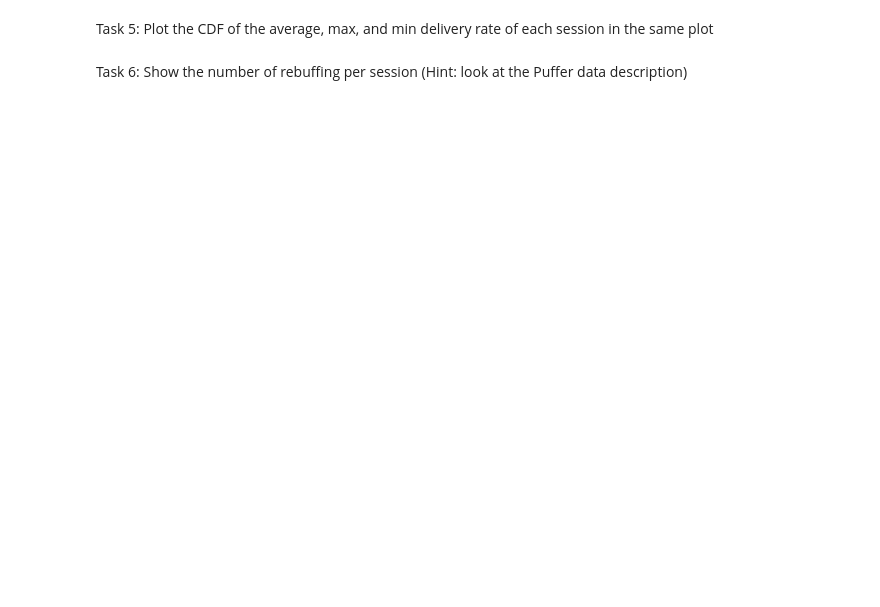
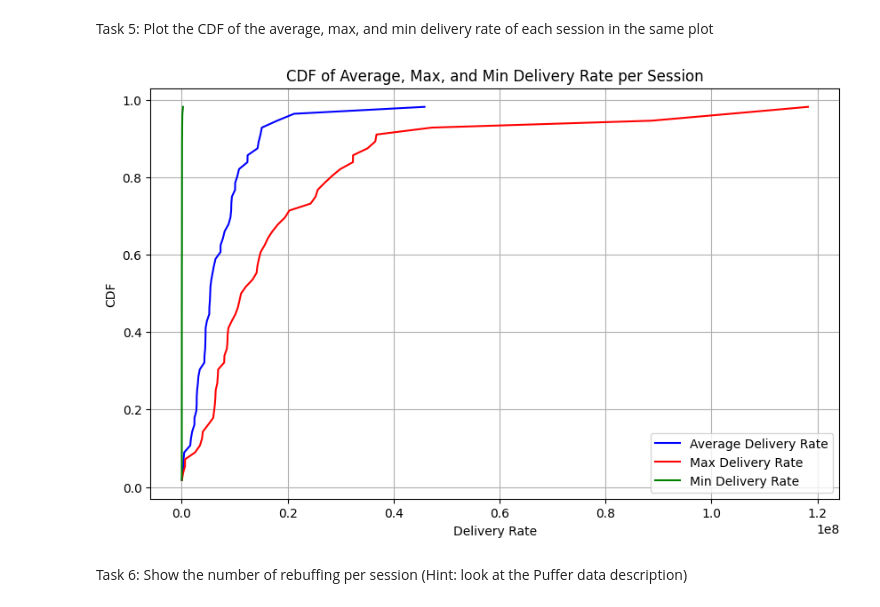
Before and after one commit to andrew200356/cs190n, a Jupyter notebook: discussions/week7/fugu_puffer.ipynb, the cells around one changed output. Drawn from its saved outputs; the diff is of its cells as text; code cells hidden in the pictures; blank space fills up the shorter version.

```diff
--- a/discussions/week7/fugu_puffer.ipynb
+++ b/discussions/week7/fugu_puffer.ipynb
@@ -25,4 +106,33 @@ Task 4: Plot the Standard deviation of SSIM vs the standard deviation of deliver
 # %% [markdown]
 Task 5: Plot the CDF of the average, max, and min delivery rate of each session in the same plot
+# %%
+# Calculate average, max, and min delivery rate per session
+average_delivery_rate_per_session = video_sent.groupby('session_id')['delivery_rate'].mean()
+max_delivery_rate_per_session = video_sent.groupby('session_id')['delivery_rate'].max()
+min_delivery_rate_per_session = video_sent.groupby('session_id')['delivery_rate'].min()
+
+# Sort the values
+sorted_avg_delivery_rate = np.sort(average_delivery_rate_per_session)
+sorted_max_delivery_rate = np.sort(max_delivery_rate_per_session)
+sorted_min_delivery_rate = np.sort(min_delivery_rate_per_session)
+
+# Calculate the CDF
+cdf_avg = np.arange(1, len(sorted_avg_delivery_rate) + 1) / len(sorted_avg_delivery_rate)
+cdf_max = np.arange(1, len(sorted_max_delivery_rate) + 1) / len(sorted_max_delivery_rate)
+cdf_min = np.arange(1, len(sorted_min_delivery_rate) + 1) / len(sorted_min_delivery_rate)
+
+# Plot the CDF
+plt.figure(figsize=(10, 6))
+plt.plot(sorted_avg_delivery_rate, cdf_avg, linestyle='-', color='b', label='Average Delivery Rate')
+plt.plot(sorted_max_delivery_rate, cdf_max, linestyle='-', color='r', label='Max Delivery Rate')
+plt.plot(sorted_min_delivery_rate, cdf_min, linestyle='-', color='g', label='Min Delivery Rate')
+plt.xlabel('Delivery Rate')
+plt.ylabel('CDF')
+plt.title('CDF of Average, Max, and Min Delivery Rate per Session')
+plt.legend()
+plt.grid(True)
+plt.show()
+# %% [output]
+[figure, added]
 # %% [markdown]
 Task 6: Show the number of rebuffing per session (Hint: look at the Puffer data description)
```
Also changed, not shown: parts of 8 cells of this notebook.
